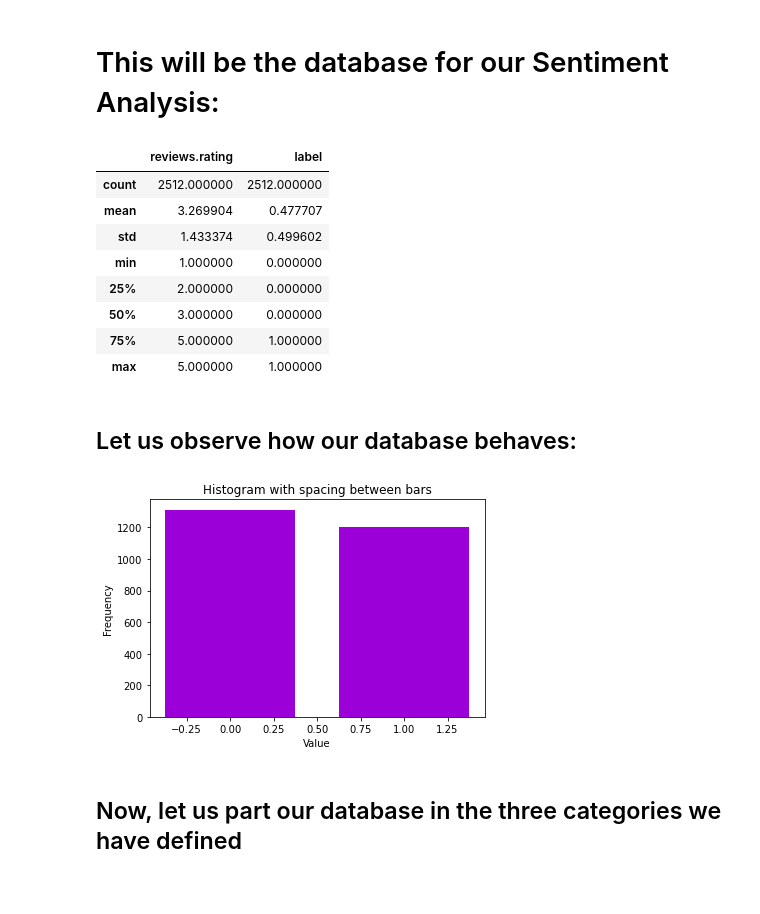
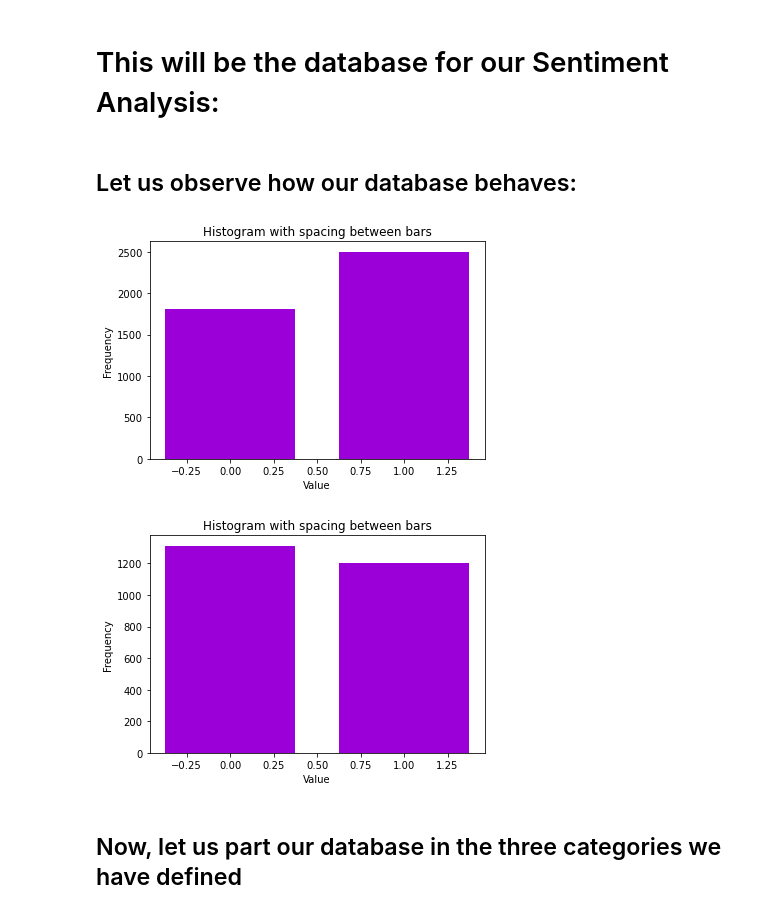
Before and after one commit to MartaTeo/ML-Project-CSE204, a Jupyter notebook: Sentiment_Analysis-Tokenization-2.ipynb, the cells around one changed output. Saved outputs shown, nothing was run; the diff lists cells and outputs as text; code cells hidden in the pictures.

```diff
--- a/Sentiment_Analysis-Tokenization-2.ipynb
+++ b/Sentiment_Analysis-Tokenization-2.ipynb
@@ -60,9 +60,14 @@ def random_select(df, n, rating, column): #choose the database and the number of
 
     return dff
 
-df3 = random_select(amazon_reviews, 500, 3, 'reviews.rating')
-df4 = random_select(amazon_reviews, 500, 4, 'reviews.rating')
-df5 = random_select(amazon_reviews, 700, 5, 'reviews.rating')
+df3 = random_select(amazon_reviews, 1000, 3, 'reviews.rating')
+df4 = random_select(amazon_reviews, 1000, 4, 'reviews.rating')
+df5 = random_select(amazon_reviews, 1500, 5, 'reviews.rating')
+
+
+df6 = random_select(amazon_reviews, 500, 3, 'reviews.rating')
+df7 = random_select(amazon_reviews, 500, 4, 'reviews.rating')
+df8 = random_select(amazon_reviews, 700, 5, 'reviews.rating')
 # %%
 df3.describe()
 # %% [output]
@@ -124,3 +129,5 @@ Now, we observe that the columns we will work with are id (or name, they are cor
 # %%
 amazon = pd.concat([df12, df3, df4, df5], ignore_index=True)
 amazon.describe()
+
+amazon2 = pd.concat([df12, df6, df7, df8], ignore_index=True)
@@ -144,42 +141,53 @@ def label(r):
     return 0
 
 amazon['label'] = amazon['reviews.rating'].apply(label)
+amazon2['label'] = amazon2['reviews.rating'].apply(label)
 # %% [markdown]
 # This will be the database for our Sentiment Analysis:
 # %%
 amazon = amazon[['id', 'reviews.text', 'reviews.rating', 'label']]
 amazon.describe()
+amazon2 = amazon2[['id', 'reviews.text', 'reviews.rating', 'label']]
-# %% [output]
-|  | reviews.rating | label |
-| count | 2512.000000 | 2512.000000 |
-| mean | 3.269904 | 0.477707 |
-| std | 1.433374 | 0.499602 |
-| min | 1.000000 | 0.000000 |
-| 25% | 2.000000 | 0.000000 |
-| 50% | 3.000000 | 0.000000 |
-| 75% | 5.000000 | 1.000000 |
-| max | 5.000000 | 1.000000 |
 # %% [markdown]
 ## Let us observe how our database behaves:
 # %%
 data = amazon['label']
 min_bin = - 0.5
 max_bin = 1.5
 bins = np.arange(min_bin, max_bin + 1, 1)
 
 counts, edges = np.histogram(data, bins=bins)
 
 bar_width = 0.75
 
 for left, height in zip(edges[:-1], counts):
     plt.bar(left + 0.5 * (1 - bar_width), height, width=bar_width, align='edge', color='#9b00d9')
 
 plt.xlabel('Value')
 plt.ylabel('Frequency')
 plt.title('Histogram with spacing between bars')
 plt.show()
+
+
+data = amazon2['label']
+min_bin = - 0.5
+max_bin = 1.5
+bins = np.arange(min_bin, max_bin + 1, 1)
+
+counts, edges = np.histogram(data, bins=bins)
+
+bar_width = 0.75
+
+for left, height in zip(edges[:-1], counts):
+    plt.bar(left + 0.5 * (1 - bar_width), height, width=bar_width, align='edge', color='#9b00d9')
+
+plt.xlabel('Value')
+plt.ylabel('Frequency')
+plt.title('Histogram with spacing between bars')
+plt.show()
 # %% [output]
-[figure, old version]
+[figure, new version]
+[figure, added]
 # %% [markdown]
 ## Now, let us part our database in the three categories we have defined
 # %%
```
Also changed, not shown: parts of 64 cells of this notebook.
